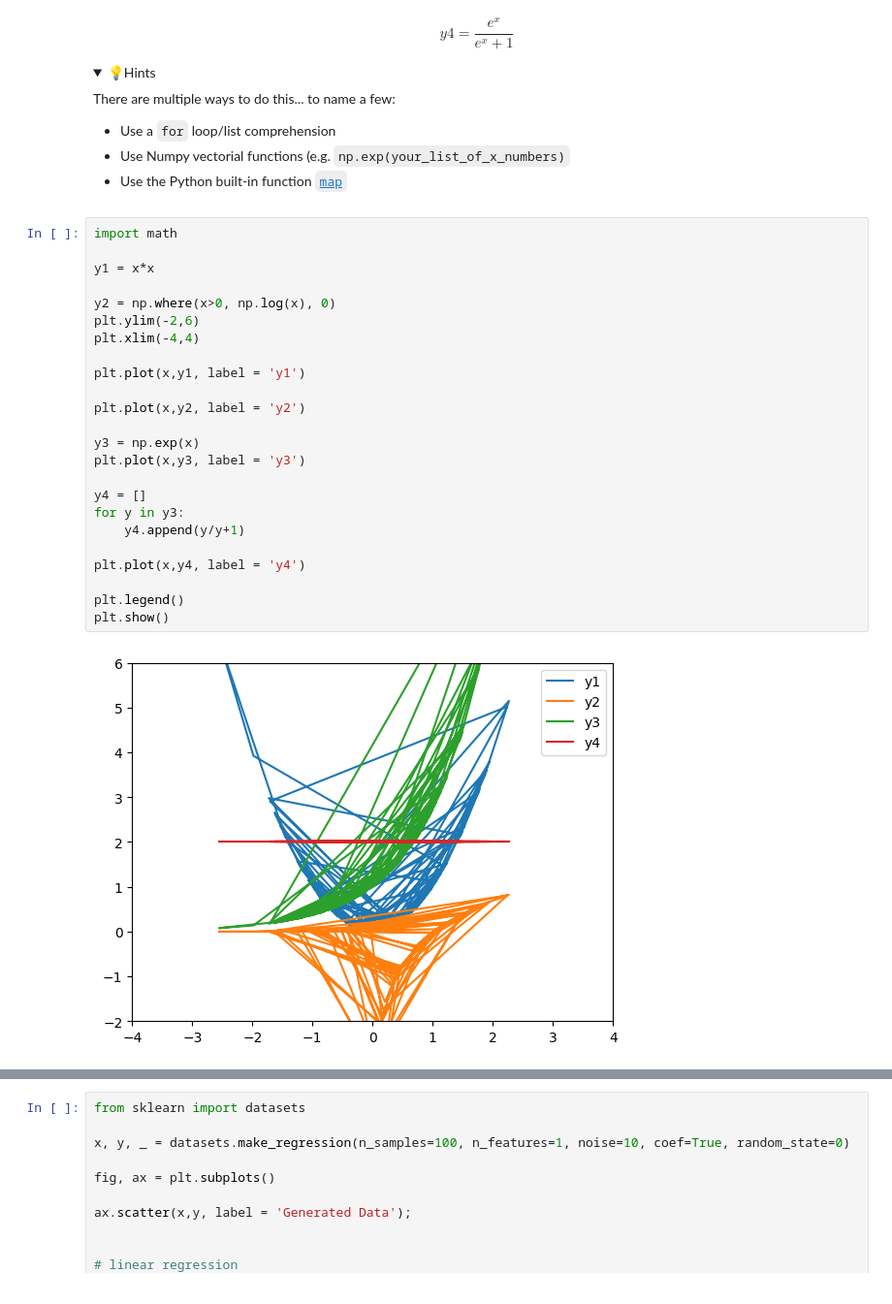
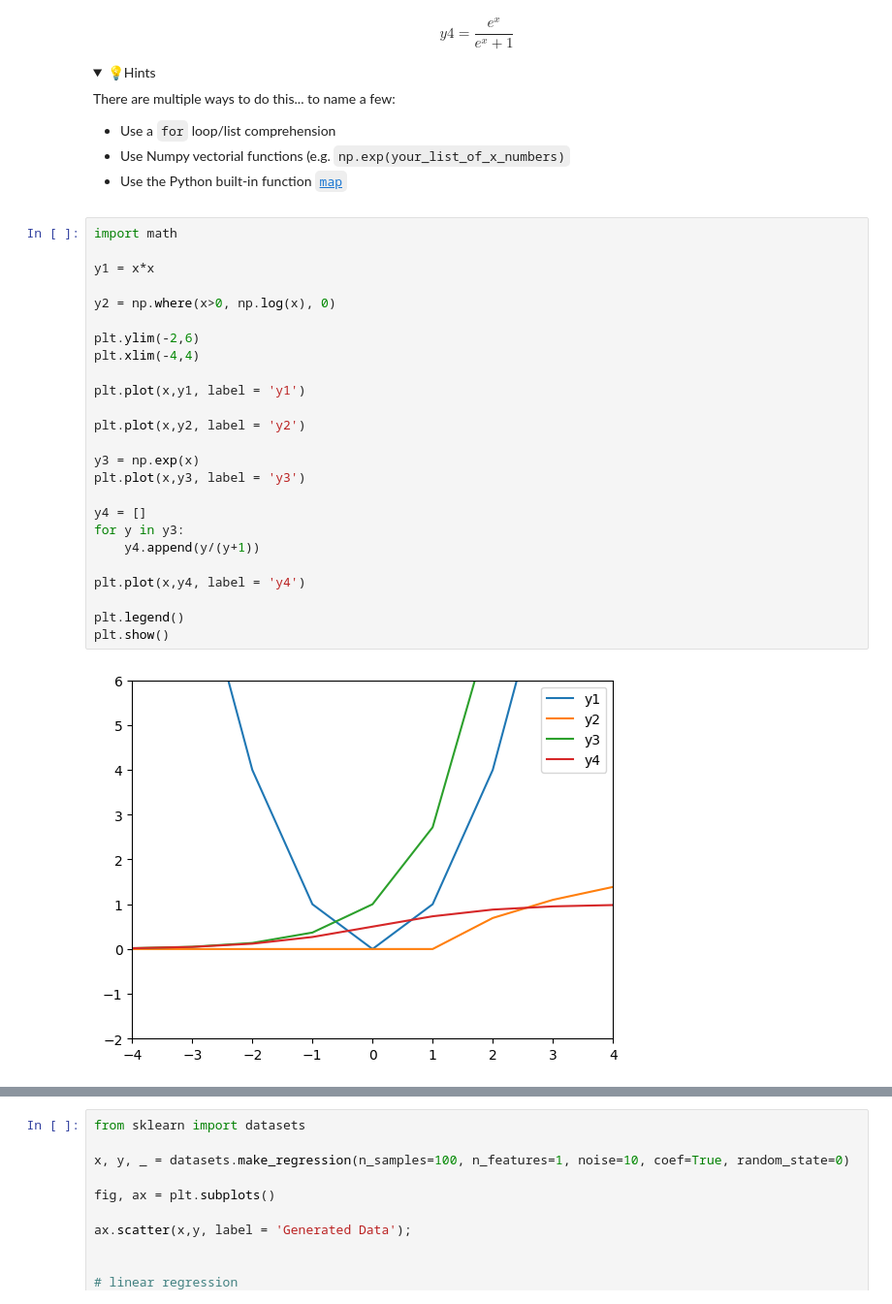
Before and after one commit to NwayEi/data-matplotlib-basics, a Jupyter notebook: ex02.ipynb, the cells around one changed output, grey strips where cells are left out. Shown: that part at 97% size. Saved outputs shown, nothing was run; the diff lists cells and outputs as text; folded sections open.

```diff
--- a/ex02.ipynb
+++ b/ex02.ipynb
@@ -114,29 +114,30 @@ There are multiple ways to do this... to name a few:
 # %%
 import math
 
 y1 = x*x
 
 y2 = np.where(x>0, np.log(x), 0)
+
 plt.ylim(-2,6)
 plt.xlim(-4,4)
 
 plt.plot(x,y1, label = 'y1')
 
 plt.plot(x,y2, label = 'y2')
 
 y3 = np.exp(x)
 plt.plot(x,y3, label = 'y3')
 
 y4 = []
 for y in y3:
-    y4.append(y/y+1)
+    y4.append(y/(y+1))
 
 plt.plot(x,y4, label = 'y4')
 
 plt.legend()
 plt.show()
 # %% [output]
-[figure, old version]
+[figure, new version]
 # %% [markdown]
 ### Formatting Basics
 
```
Also changed, not shown: parts of 1 cell of this notebook.
